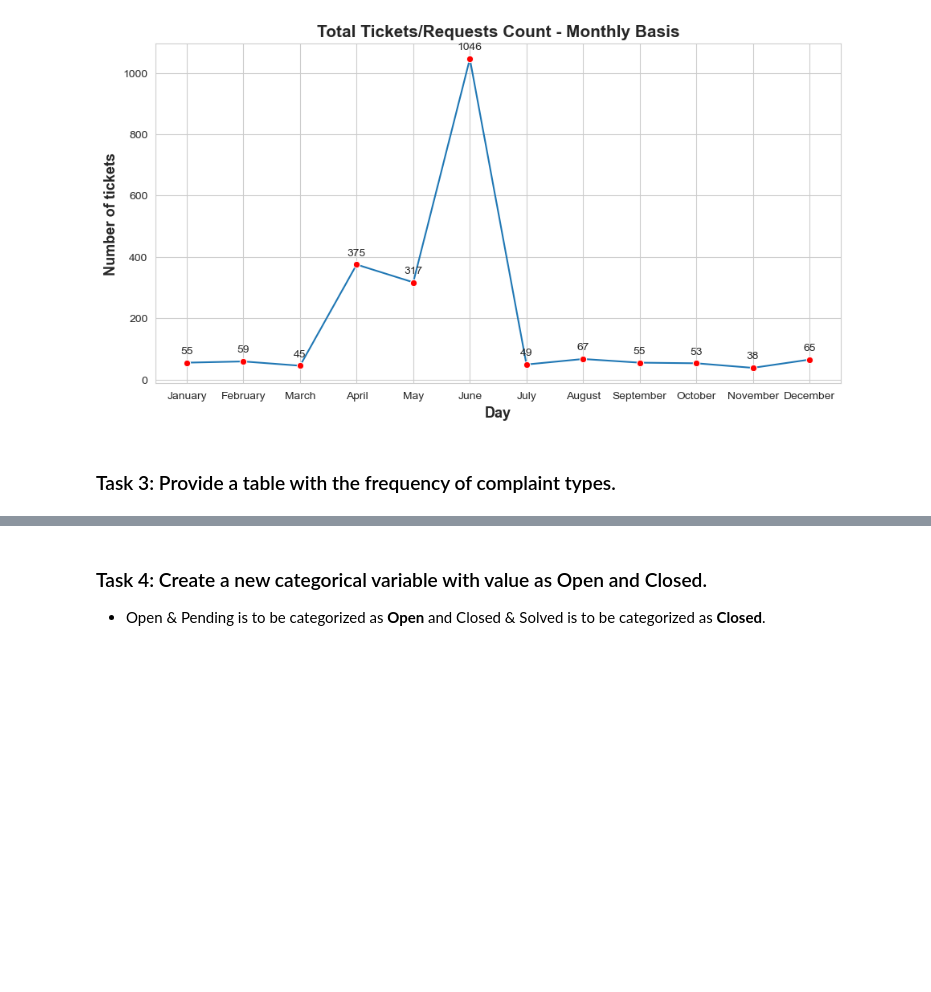
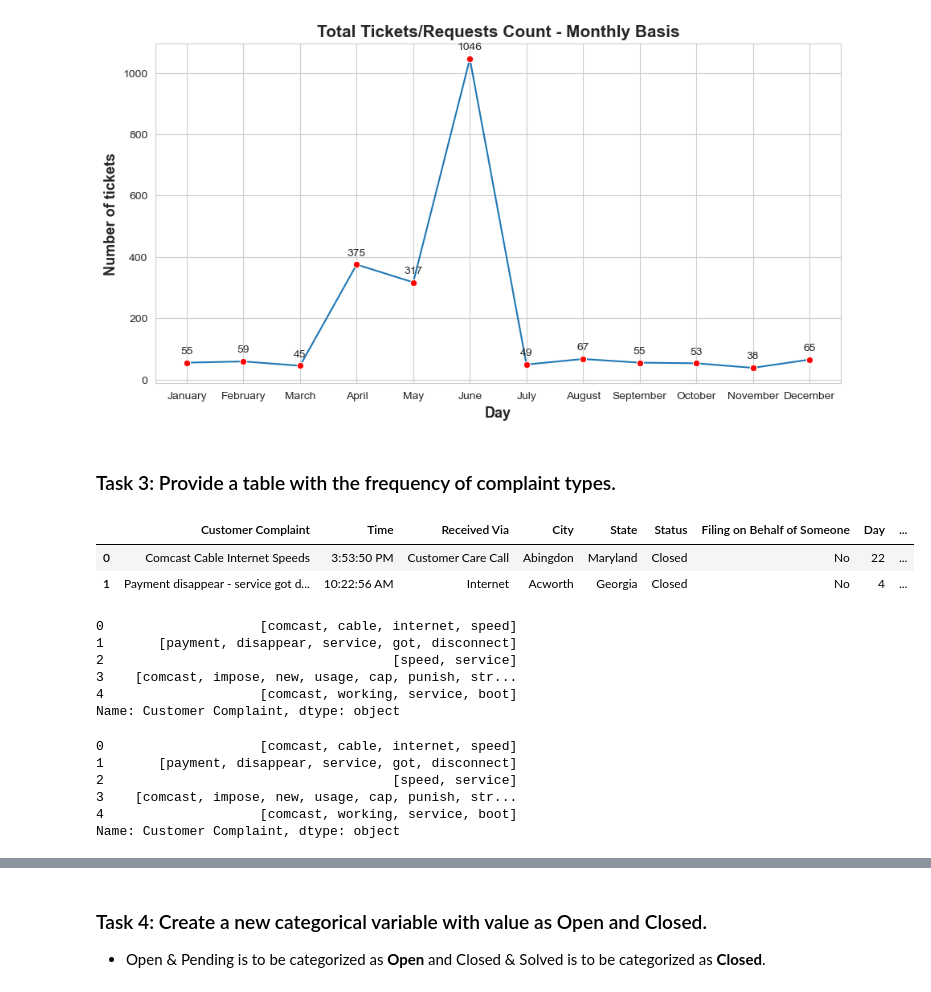
Before and after one commit to lavkushsingh31/Data_Science_Machine_Learning_Projects, a Jupyter notebook: Course Project - Comcast Telecom Consumer Complaints/Comcast Telecom Consumer Complaints.ipynb, the cells around one changed output, grey strips where cells are left out. Saved outputs shown, nothing was run; the diff lists cells and outputs as text; code cells hidden in the pictures; blank space fills up the shorter version.

```diff
--- a/Course Project - Comcast Telecom Consumer Complaints/Comcast Telecom Consumer Complaints.ipynb
+++ b/Course Project - Comcast Telecom Consumer Complaints/Comcast Telecom Consumer Complaints.ipynb
@@ -272,0 +258,6 @@ plt.axis('off');
+# %%
+comcast_data.head(2)
+# %% [output]
+|  | Customer Complaint | Time | Received Via | City | State | Status | Filing on Behalf of Someone | Day | ... |
+| 0 | Comcast Cable Internet Speeds | 3:53:50 PM | Customer Care Call | Abingdon | Maryland | Closed | No | 22 | ... |
+| 1 | Payment disappear - service got d... | 10:22:56 AM | Internet | Acworth | Georgia | Closed | No | 4 | ... |
@@ -272,0 +296,9 @@ plt.axis('off');
+# %%
+comcast_data['Customer Complaint'].head(5).apply(lambda x: preprocessing(x))
+# %% [output]
+0                    [comcast, cable, internet, speed]
+1       [payment, disappear, service, got, disconnect]
+2                                     [speed, service]
+3    [comcast, impose, new, usage, cap, punish, str...
+4                    [comcast, working, service, boot]
+Name: Customer Complaint, dtype: object
@@ -272,0 +309,9 @@ plt.axis('off');
+# %%
+list_of_complaint_types[:5]
+# %% [output]
+0                    [comcast, cable, internet, speed]
+1       [payment, disappear, service, got, disconnect]
+2                                     [speed, service]
+3    [comcast, impose, new, usage, cap, punish, str...
+4                    [comcast, working, service, boot]
+Name: Customer Complaint, dtype: object
```
Also changed, not shown: parts of 62 cells of this notebook.
